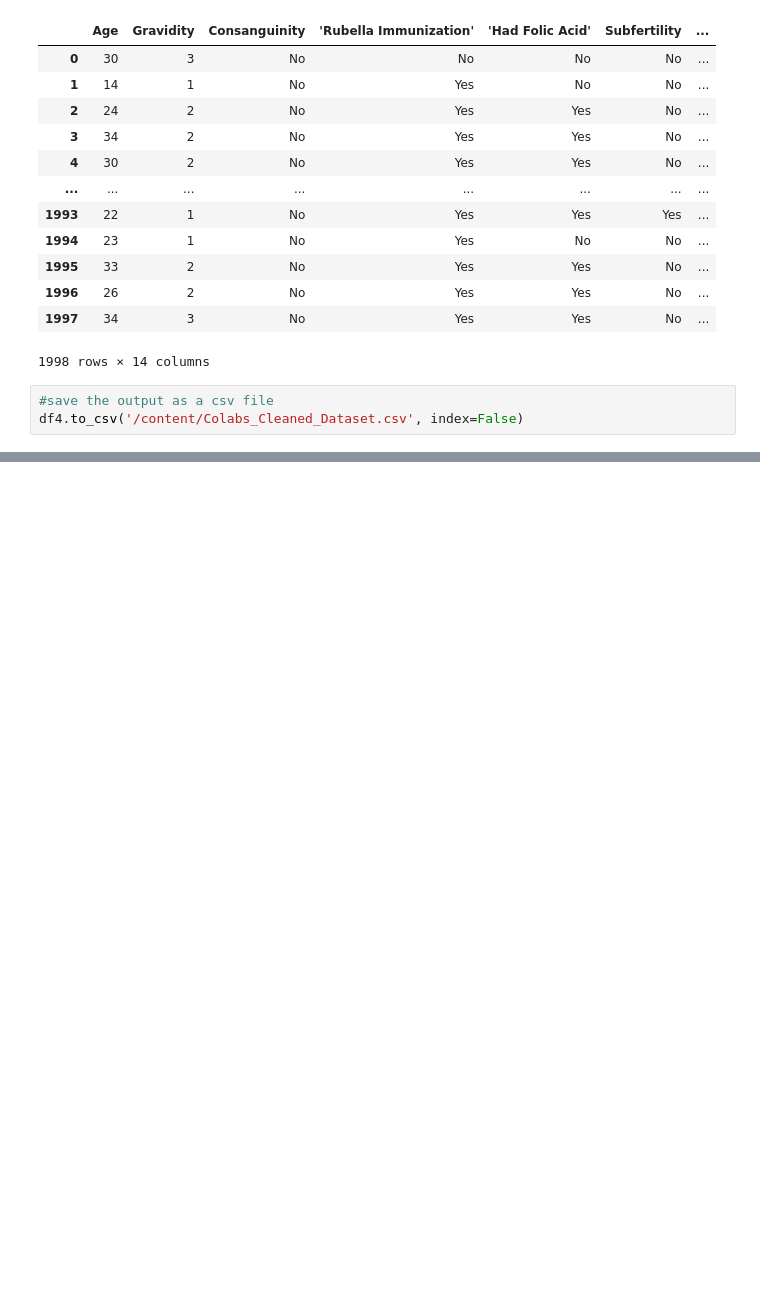
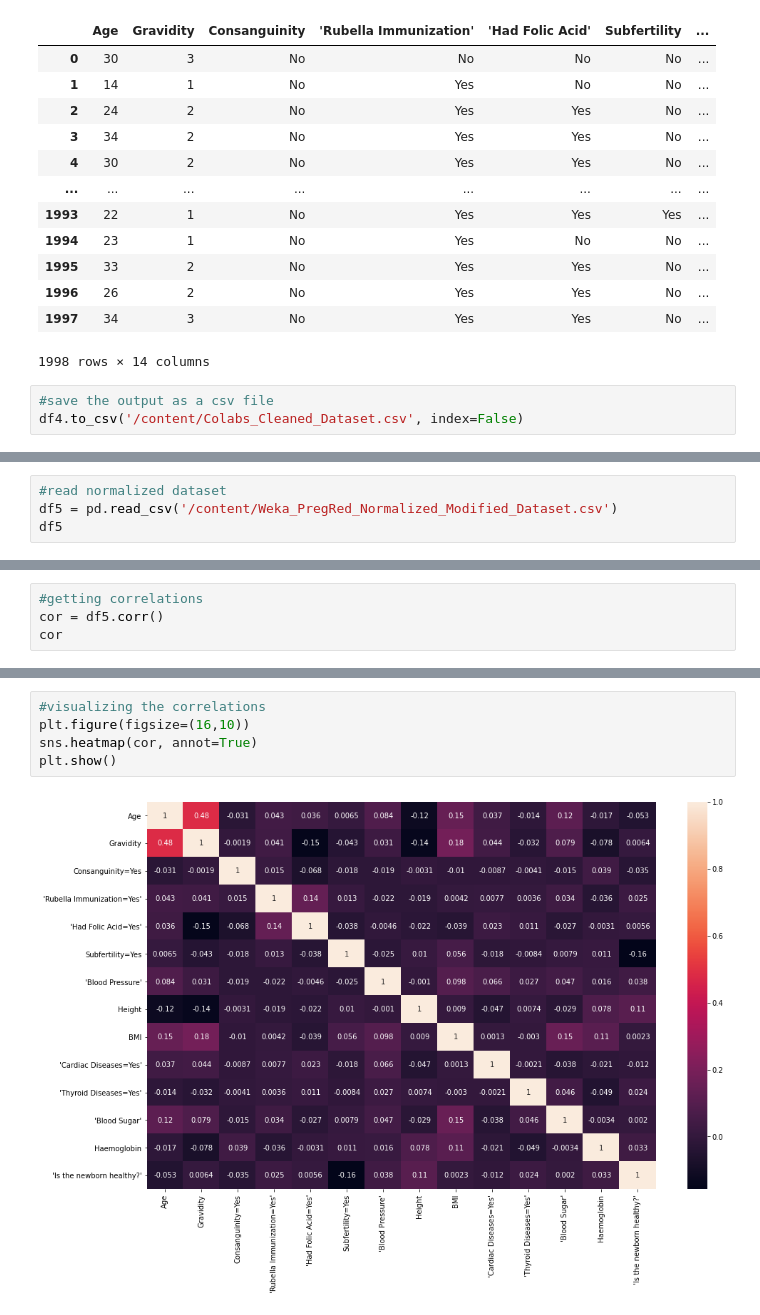
Before and after one commit to UmeshikaThathsarani/PregRed, a Jupyter notebook: PregRed.ipynb, the cells around one changed output, grey strips where cells are left out. Saved outputs shown, nothing was run; the diff lists cells and outputs as text; blank space fills up the shorter version.

```diff
--- a/PregRed.ipynb
+++ b/PregRed.ipynb
@@ -244,0 +247,4 @@ df4.to_csv('/content/Colabs_Cleaned_Dataset.csv', index=False)
+# %%
+#read normalized dataset
+df5 = pd.read_csv('/content/Weka_PregRed_Normalized_Modified_Dataset.csv')
+df5
@@ -244,0 +265,4 @@ df4.to_csv('/content/Colabs_Cleaned_Dataset.csv', index=False)
+# %%
+#getting correlations
+cor = df5.corr()
+cor
@@ -244,0 +285,7 @@ df4.to_csv('/content/Colabs_Cleaned_Dataset.csv', index=False)
+# %%
+#visualizing the correlations
+plt.figure(figsize=(16,10))
+sns.heatmap(cor, annot=True)
+plt.show()
+# %% [output]
+[figure, added]
```
Also changed, not shown: parts of 5 cells of this notebook.
